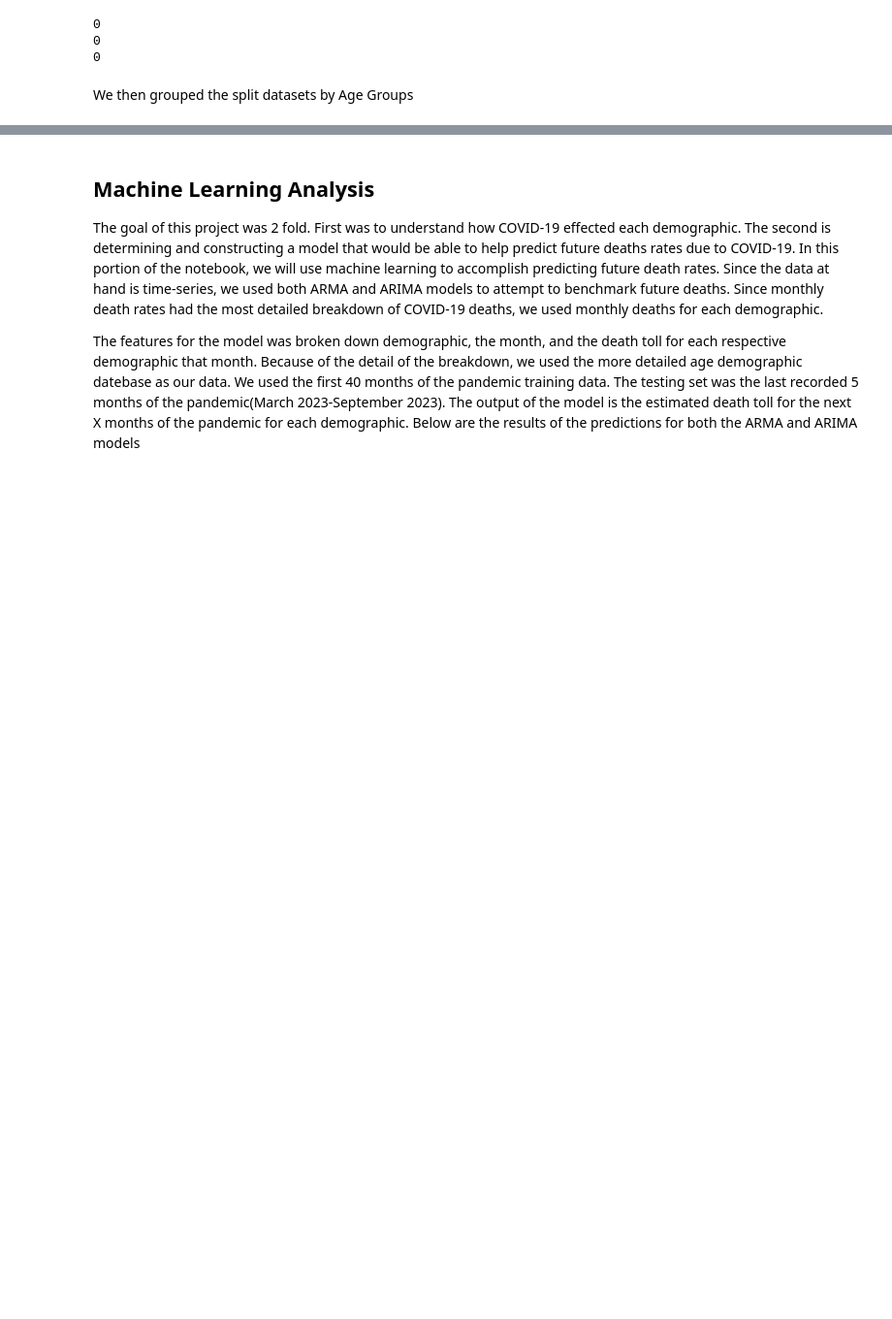
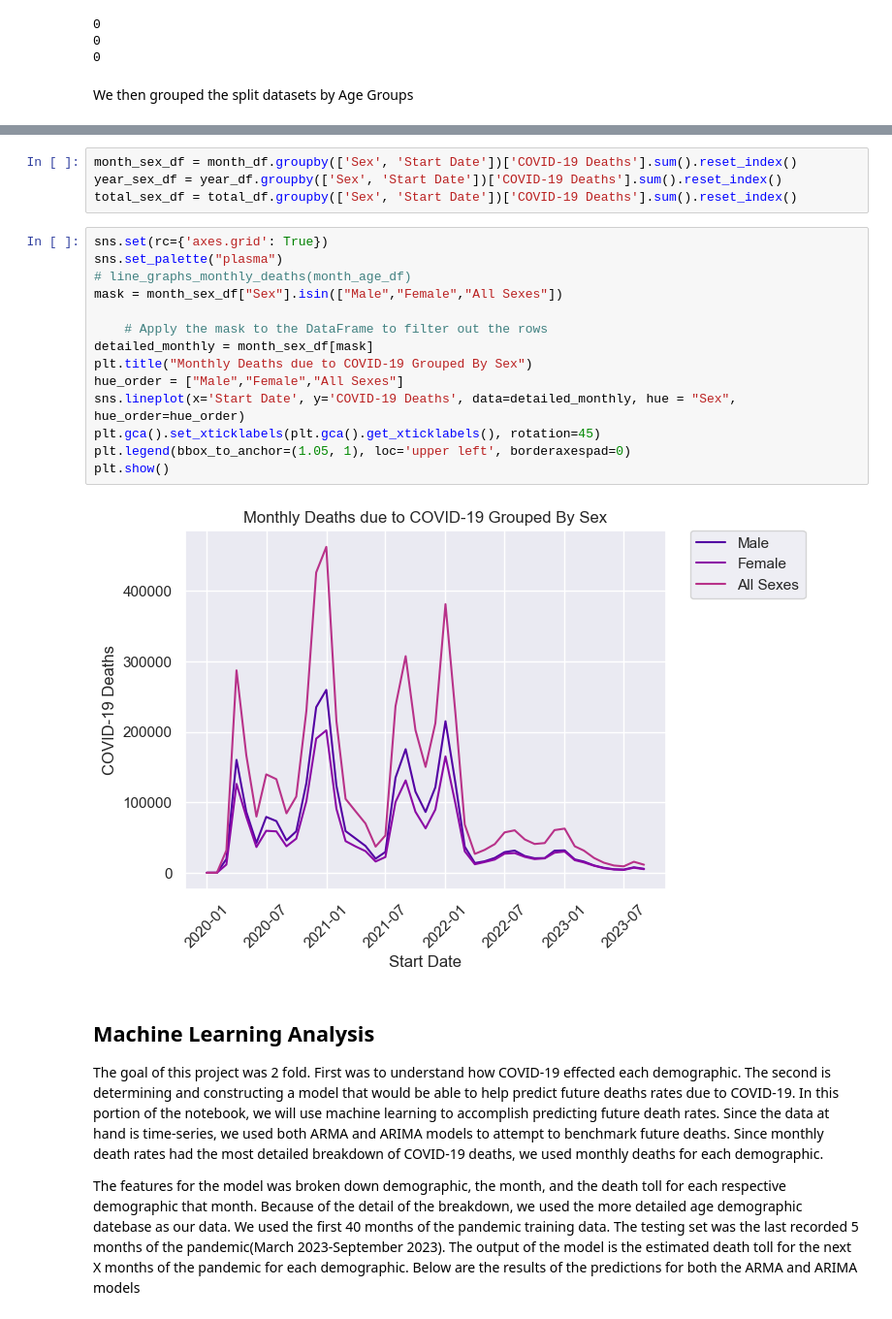
Before and after one commit to cwgambla/COVID-19-CDC-2020-2023-Data-Analysis, a Jupyter notebook: 418_Final_Project.ipynb, the cells around one changed output, grey strips where cells are left out. Shown at 97% size. Saved outputs shown, nothing was run; the diff lists cells and outputs as text; blank space fills up the shorter version.

```diff
--- a/418_Final_Project.ipynb
+++ b/418_Final_Project.ipynb
@@ -71,3 +75,23 @@ line_graphs_monthly_deaths(month_age_df)
+# %%
+month_sex_df = month_df.groupby(['Sex', 'Start Date'])['COVID-19 Deaths'].sum().reset_index()
+year_sex_df = year_df.groupby(['Sex', 'Start Date'])['COVID-19 Deaths'].sum().reset_index()
+total_sex_df = total_df.groupby(['Sex', 'Start Date'])['COVID-19 Deaths'].sum().reset_index()
+# %%
+sns.set(rc={'axes.grid': True})
+sns.set_palette("plasma")
+# line_graphs_monthly_deaths(month_age_df)
+mask = month_sex_df["Sex"].isin(["Male","Female","All Sexes"])
+
+    # Apply the mask to the DataFrame to filter out the rows
+detailed_monthly = month_sex_df[mask]
+plt.title("Monthly Deaths due to COVID-19 Grouped By Sex")
+hue_order = ["Male","Female","All Sexes"]
+sns.lineplot(x='Start Date', y='COVID-19 Deaths', data=detailed_monthly, hue = "Sex", hue_order=hue_order)
+plt.gca().set_xticklabels(plt.gca().get_xticklabels(), rotation=45)
+plt.legend(bbox_to_anchor=(1.05, 1), loc='upper left', borderaxespad=0)
+plt.show()
+# %% [output]
+[figure, added]
 # %% [markdown]
 ## Machine Learning Analysis
 The goal of this project was 2 fold. First was to understand how COVID-19 effected each demographic. The second is determining and constructing a model that would be able to help predict future deaths rates due to COVID-19. In this portion of the notebook, we will use machine learning to accomplish predicting future death rates. Since the data at hand is time-series, we used both ARMA and ARIMA models to attempt to benchmark future deaths. Since monthly death rates had the most detailed breakdown of COVID-19 deaths, we used monthly deaths for each demographic.
```
Also changed, not shown: parts of 15 cells of this notebook, 1 other file.
